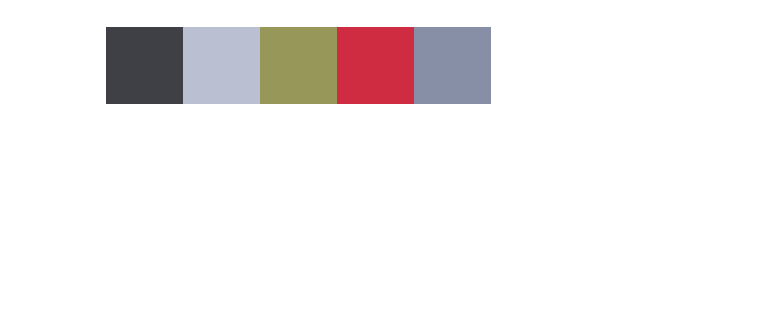
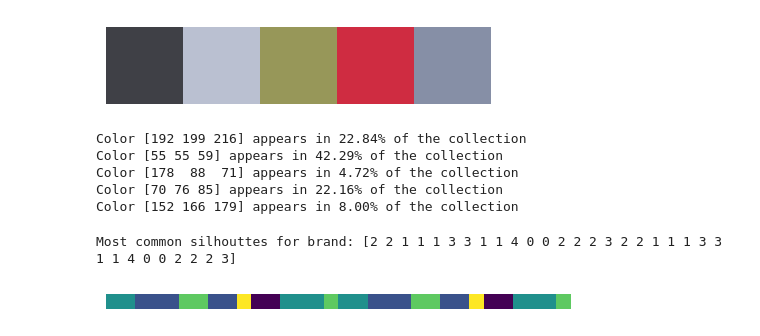
Before and after one commit to dijalaanita/Lagos-FW-2024-Analysis, a Jupyter notebook: rendoll_analysis.ipynb, the cells around one changed output. Cells and saved outputs as stored; diff of their text form; code cells hidden in the pictures; blank space fills up the shorter version.

```diff
--- a/rendoll_analysis.ipynb
+++ b/rendoll_analysis.ipynb
@@ -254,0 +249,57 @@ else:
+# %%
+folder = 'rendoll_images/bellanaija/processed'
+all_colors = []
+
+for img_name in os.listdir(folder):
+    if img_name.lower().endswith(('.jpg', '.png')):
+        img_path = os.path.join(folder, img_name)
+        img = cv2.imread(img_path)
+        img = cv2.cvtColor(img, cv2.COLOR_BGR2RGB)
+        pixels = img.reshape(-1, 3)
+        color_fraction_list = extract_colors(img_path, n_colors=3)
+        all_colors.append(pixels)
+
+all_colors = np.vstack(all_colors)
+
+
+overall_k = 5  # number of main colors for the collection
+kmeans_all = KMeans(n_clusters=overall_k, random_state=42)
+labels = kmeans_all.fit_predict(all_colors)  # weight by pixel fraction
+
+dominant_colors = kmeans_all.cluster_centers_.astype(int)
+
+# Calculate fraction of each dominant color
+color_percentages = []
+
+for i in range(overall_k):
+    color_fraction = np.sum(labels == i) / len(labels)
+    color_percentages.append(color_fraction * 100)
+
+for color, perc in zip(dominant_colors, color_percentages):
+    print(f"Color {color} appears in {perc:.2f}% of the collection")
+# %% [output]
+Color [192 199 216] appears in 22.84% of the collection
+Color [55 55 59] appears in 42.29% of the collection
+Color [178  88  71] appears in 4.72% of the collection
+Color [70 76 85] appears in 22.16% of the collection
+Color [152 166 179] appears in 8.00% of the collection
+# %%
+# Optional: cluster all colors across images to find overall dominant colors
+from sklearn.cluster import KMeans
+
+kmeans_shape = KMeans(n_clusters=5, random_state=42)
+#kmeans_shape.fit(silhouettes)
+common_shapes = kmeans_shape.fit_predict(pca_results)
+
+print("Most common silhouttes for brand:", common_shapes)
+# %% [output]
+Most common silhouttes for brand: [2 2 1 1 1 3 3 1 1 4 0 0 2 2 2 3 2 2 1 1 1 3 3 1 1 4 0 0 2 2 2 3]
+# %%
+import matplotlib.pyplot as plt
+
+plt.figure(figsize=(6,1))
+plt.imshow([common_shapes])
+plt.axis('off')
+plt.show()
+# %% [output]
+[figure, added]
```
Also changed, not shown: parts of 10 cells of this notebook.
